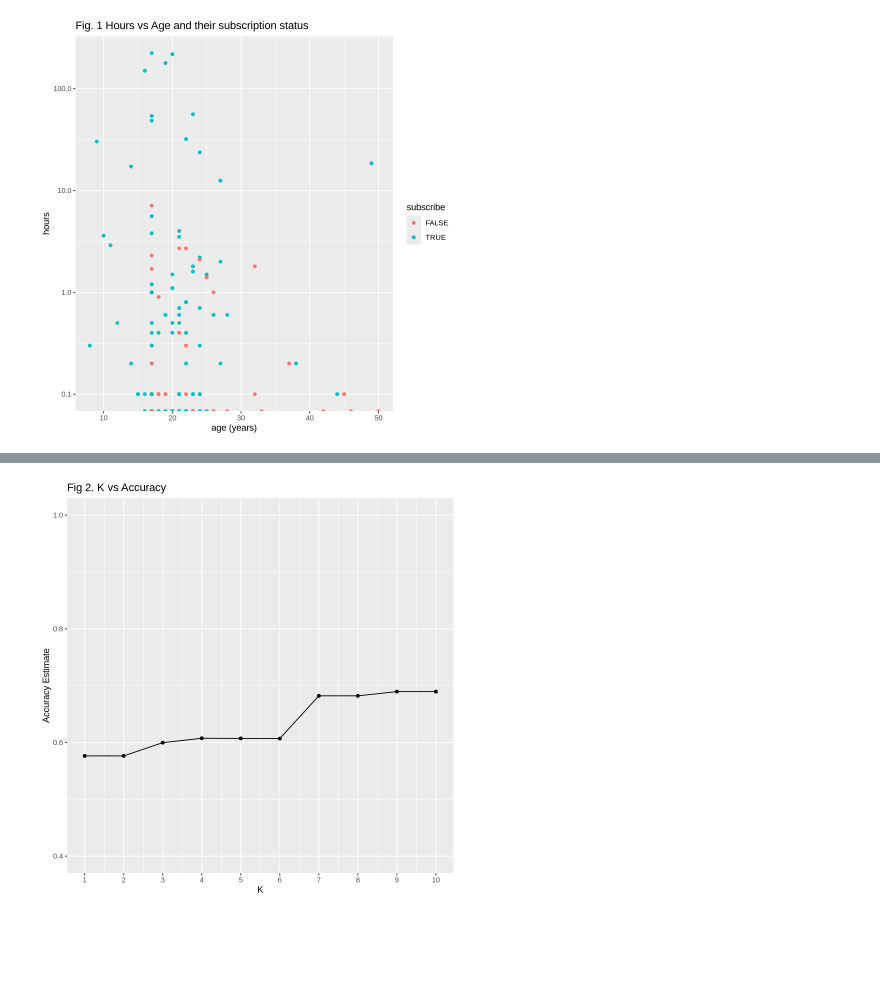
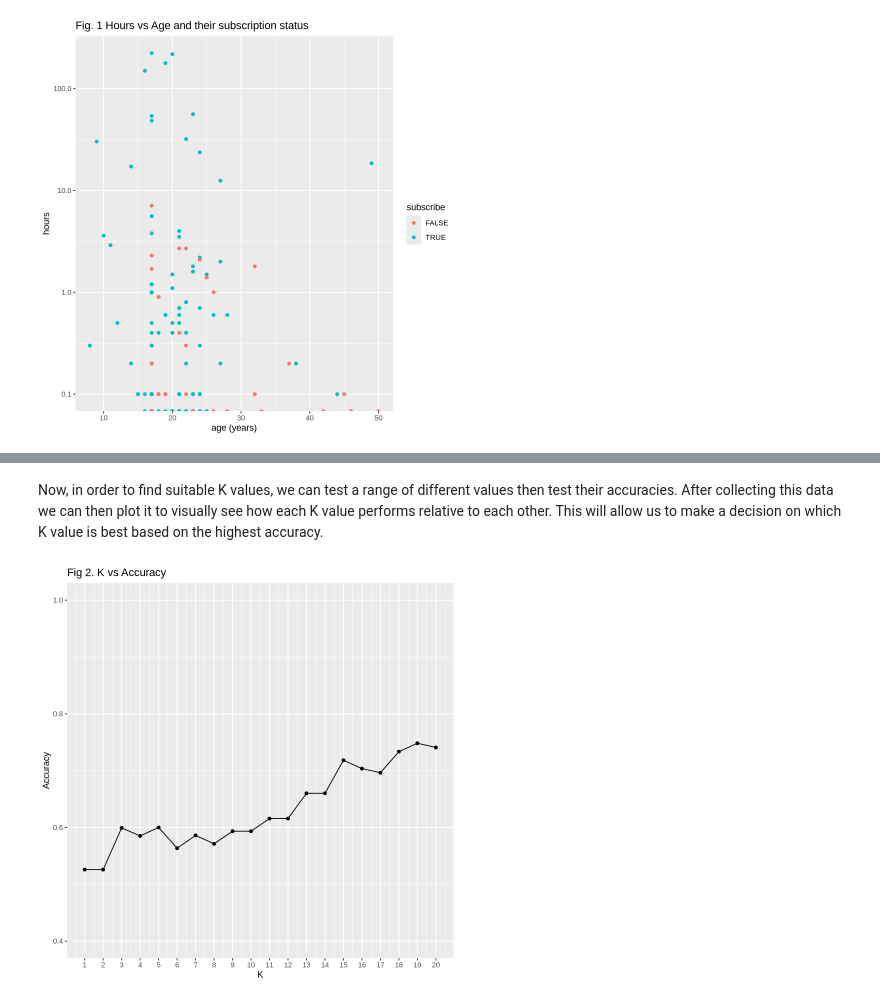
Before and after one commit to drsqs257/dsci-project, a Jupyter notebook: dsci proj.ipynb, the cells around one changed output, grey strips where cells are left out. Cells and saved outputs as stored; diff of their text form; code cells hidden in the pictures; blank space fills up the shorter version.

```diff
--- a/dsci proj.ipynb
+++ b/dsci proj.ipynb
@@ -92,4 +94,6 @@ Now, to actually attempt to answer the research question at hand, it will be app
 # %%
+set.seed(9999)
+
 data_split <- initial_split(data, prop = 0.7, strata = subscribe)
 data_train <- training(data_split)
 data_test <- testing(data_split)
@@ -101,18 +105,3 @@ data_recipe <- recipe(subscribe ~ Age + played_hours, data = data_train) |>
 knn_spec <- nearest_neighbor(weight_func = "rectangular", neighbors = tune()) |>
     set_engine("kknn") |>
     set_mode("classification")
-
-vfold <- vfold_cv(data_train, v = 5, strata = subscribe)
-
-k_vals <- tibble(neighbors = seq(from = 1, to = 10, by = 1))
-
-workflow <- workflow() |>
-    add_recipe(data_recipe)|>
-    add_model(knn_tune) |>
-    tune_grid(resamples = vfold, grid = k_vals)
-
-knn_results <- collect_metrics(workflow)
-
-accuracies <- knn_results |>
-    filter(.metric == "accuracy")
-accuracies
@@ -133,10 +108,28 @@ A tibble: 10 × 7
+# %% [markdown]
+Now, in order to find suitable K values, we can test a range of different values then test their accuracies. After collecting this data we can then plot it to visually see how each K value performs relative to each other. This will allow us to make a decision on which K value is best based on the highest accuracy.
 # %%
+set.seed(9999)
+
+vfold <- vfold_cv(data_train, v = 5, strata = subscribe)
+
+k_vals <- tibble(neighbors = seq(from = 1, to = 20, by = 1))
+
+workflow <- workflow() |>
+    add_recipe(data_recipe)|>
+    add_model(knn_spec) |>
+    tune_grid(resamples = vfold, grid = k_vals)
+
+knn_results <- collect_metrics(workflow)
+
+accuracies <- knn_results |>
+    filter(.metric == "accuracy")
+
 accuracy_versus_k <- ggplot(accuracies, aes(x = neighbors, y = mean)) +
     geom_point() +
     geom_line()+
-    labs(x = "K", y = "Accuracy Estimate", title = "Fig 2. K vs Accuracy") +
-    scale_x_continuous(breaks = seq(0, 14, by = 1)) +
+    labs(x = "K", y = "Accuracy", title = "Fig 2. K vs Accuracy") +
+    scale_x_continuous(breaks = seq(0, 20, by = 1)) +
     scale_y_continuous(limits = c(0.4, 1.0))
 accuracy_versus_k
 # %% [output]
-[figure, old version]
+[figure, new version]
```
Also changed, not shown: parts of 5 cells of this notebook.
